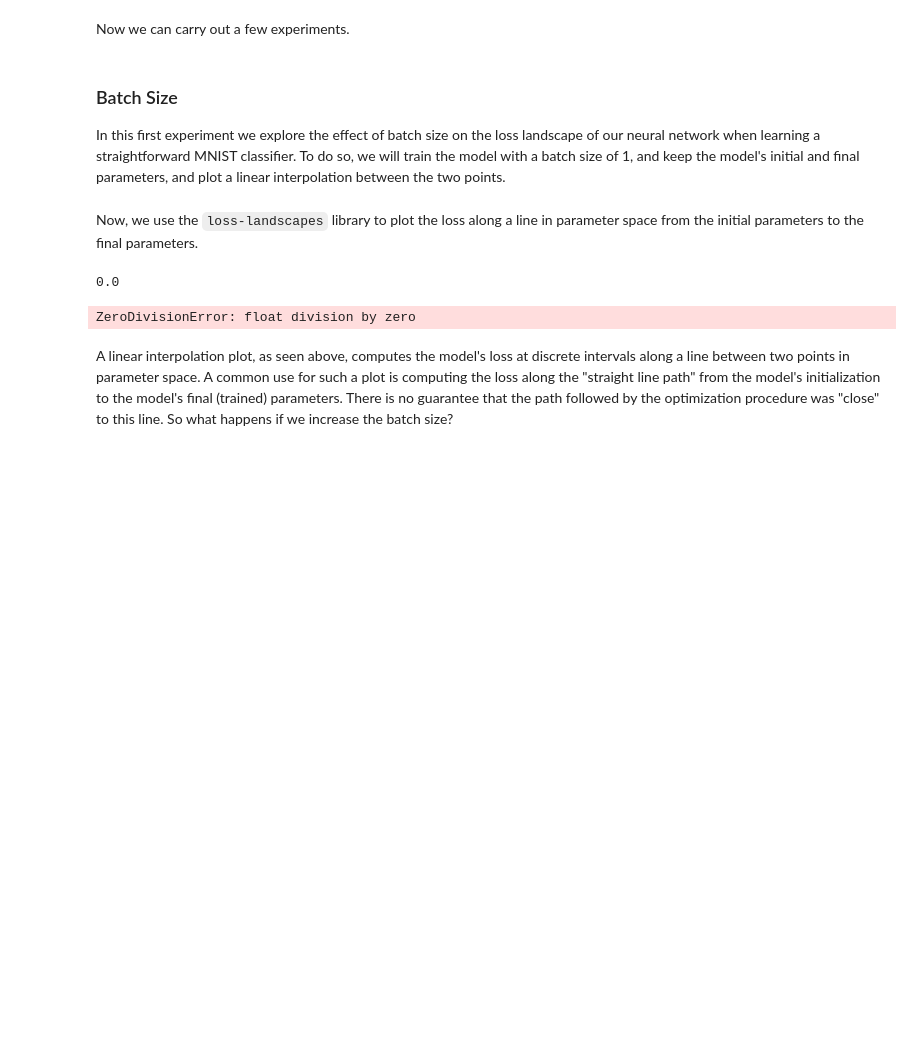
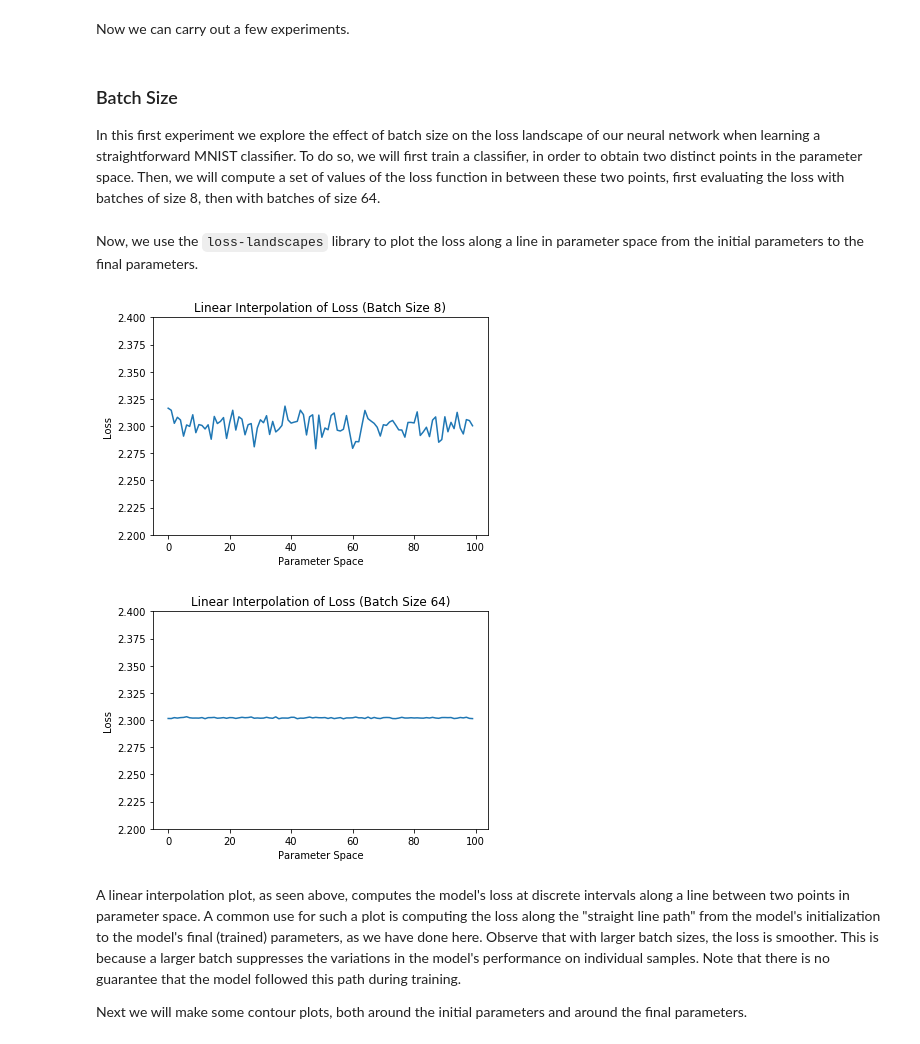
Before and after one commit to marcellodebernardi/loss-landscapes, a Jupyter notebook: examples/neural-network-reduction.ipynb, the cells around one changed output. Saved outputs shown, nothing was run; the diff lists cells and outputs as text; code cells hidden in the pictures; blank space fills up the shorter version.

```diff
--- a/examples/neural-network-reduction.ipynb
+++ b/examples/neural-network-reduction.ipynb
@@ -89,4 +126,4 @@ def evaluate(model):
 Now we can carry out a few experiments.
 # %% [markdown]
 ### Batch Size
-In this first experiment we explore the effect of batch size on the loss landscape of our neural network when learning a straightforward MNIST classifier. To do so, we will train the model with a batch size of 1, and keep the model's initial and final parameters, and plot a linear interpolation between the two points.
+In this first experiment we explore the effect of batch size on the loss landscape of our neural network when learning a straightforward MNIST classifier. To do so, we will first train a classifier, in order to obtain two distinct points in the parameter space. Then, we will compute a set of values of the loss function in between these two points, first evaluating the loss with batches of size 8, then with batches of size 64.
@@ -124,14 +130,29 @@ params_final = copy.deepcopy(list(model.parameters()))
+# %%
+model_initial, params_initial, model_final, params_final = train(MLP(), 100, 8, 1)
 # %% [markdown]
 Now, we use the `loss-landscapes` library to plot the loss along a line in parameter space from the initial parameters to the final parameters.
 # %%
-losses = loss_landscapes.compute.linear_interpolation(model_initial, model_final, evaluate)
+loss_data = loss_landscapes.compute.linear_interpolation(model_initial, model_final, make_evaluation(8))
 plt.plot(loss_data)
-plt.title('Linear Interpolation of Loss')
+plt.title('Linear Interpolation of Loss (Batch Size 8)')
 plt.xlabel('Parameter Space')
 plt.ylabel('Loss')
+axes = plt.gca()
+axes.set_ylim([2.2,2.4])
 plt.show()
+
+loss_data = loss_landscapes.compute.linear_interpolation(model_initial, model_final, make_evaluation(64))
+plt.plot(loss_data)
+plt.title('Linear Interpolation of Loss (Batch Size 64)')
+plt.xlabel('Parameter Space')
+plt.ylabel('Loss')
+axes = plt.gca()
+axes.set_ylim([2.2,2.4])
+plt.show()
 # %% [output]
-0.0
-ZeroDivisionError: float division by zero
+[figure, added]
+[figure, added]
 # %% [markdown]
-A linear interpolation plot, as seen above, computes the model's loss at discrete intervals along a line between two points in parameter space. A common use for such a plot is computing the loss along the "straight line path" from the model's initialization to the model's final (trained) parameters. There is no guarantee that the path followed by the optimization procedure was "close" to this line. So what happens if we increase the batch size?
+A linear interpolation plot, as seen above, computes the model's loss at discrete intervals along a line between two points in parameter space. A common use for such a plot is computing the loss along the "straight line path" from the model's initialization to the model's final (trained) parameters, as we have done here. Observe that with larger batch sizes, the loss is smoother. This is because a larger batch suppresses the variations in the model's performance on individual samples. Note that there is no guarantee that the model followed this path during training.
+
+Next we will make some contour plots, both around the initial parameters and around the final parameters.
```
Also changed, not shown: parts of 5 cells of this notebook, 3 other files.
